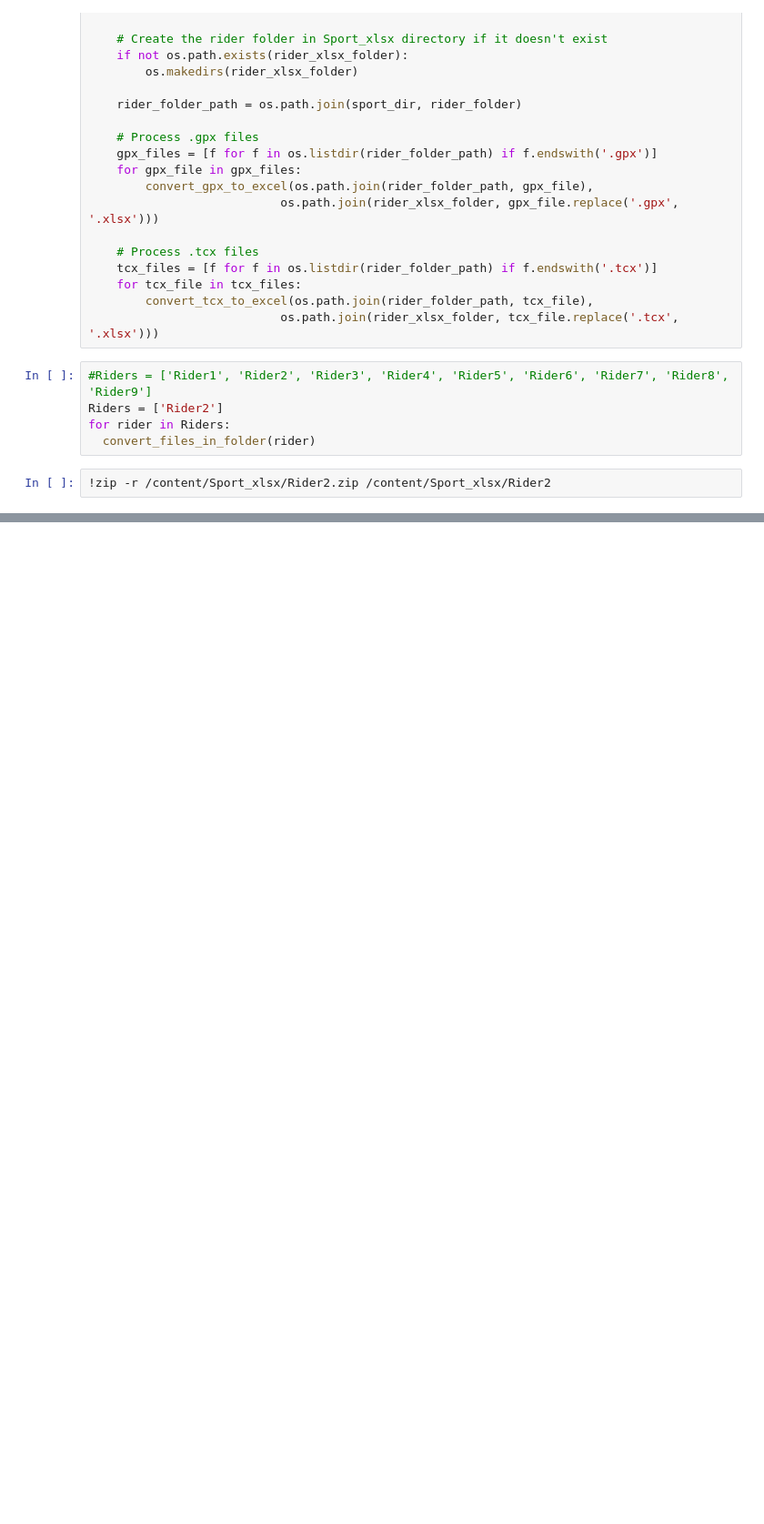
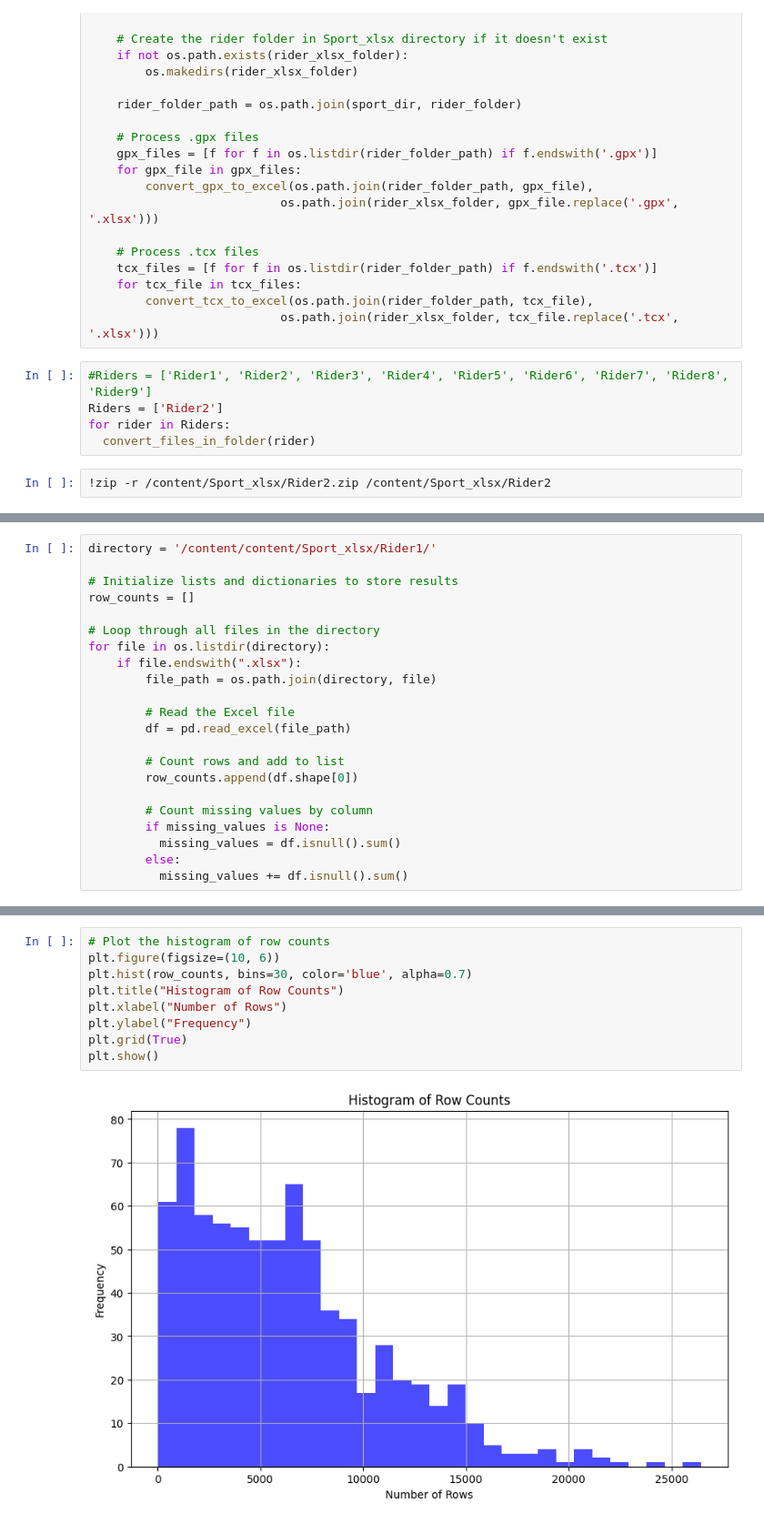
Before and after one commit to maciejlipski/opencampus_travel_time, a Jupyter notebook: 1_DatasetCharacteristics/exploratory_data_analysis.ipynb, the cells around one changed output, grey strips where cells are left out. Shown: that part at 91% size. Saved outputs shown, nothing was run; the diff lists cells and outputs as text; blank space fills up the shorter version.

```diff
--- a/1_DatasetCharacteristics/exploratory_data_analysis.ipynb
+++ b/1_DatasetCharacteristics/exploratory_data_analysis.ipynb
@@ -230,0 +199,22 @@ plt.show()
+# %%
+directory = '/content/content/Sport_xlsx/Rider1/'
+
+# Initialize lists and dictionaries to store results
+row_counts = []
+
+# Loop through all files in the directory
+for file in os.listdir(directory):
+    if file.endswith(".xlsx"):
+        file_path = os.path.join(directory, file)
+
+        # Read the Excel file
+        df = pd.read_excel(file_path)
+
+        # Count rows and add to list
+        row_counts.append(df.shape[0])
+
+        # Count missing values by column
+        if missing_values is None:
+          missing_values = df.isnull().sum()
+        else:
+          missing_values += df.isnull().sum()
@@ -230,0 +230,11 @@ plt.show()
+# %%
+# Plot the histogram of row counts
+plt.figure(figsize=(10, 6))
+plt.hist(row_counts, bins=30, color='blue', alpha=0.7)
+plt.title("Histogram of Row Counts")
+plt.xlabel("Number of Rows")
+plt.ylabel("Frequency")
+plt.grid(True)
+plt.show()
+# %% [output]
+[figure, added]
```
Also changed, not shown: parts of 25 cells of this notebook.
